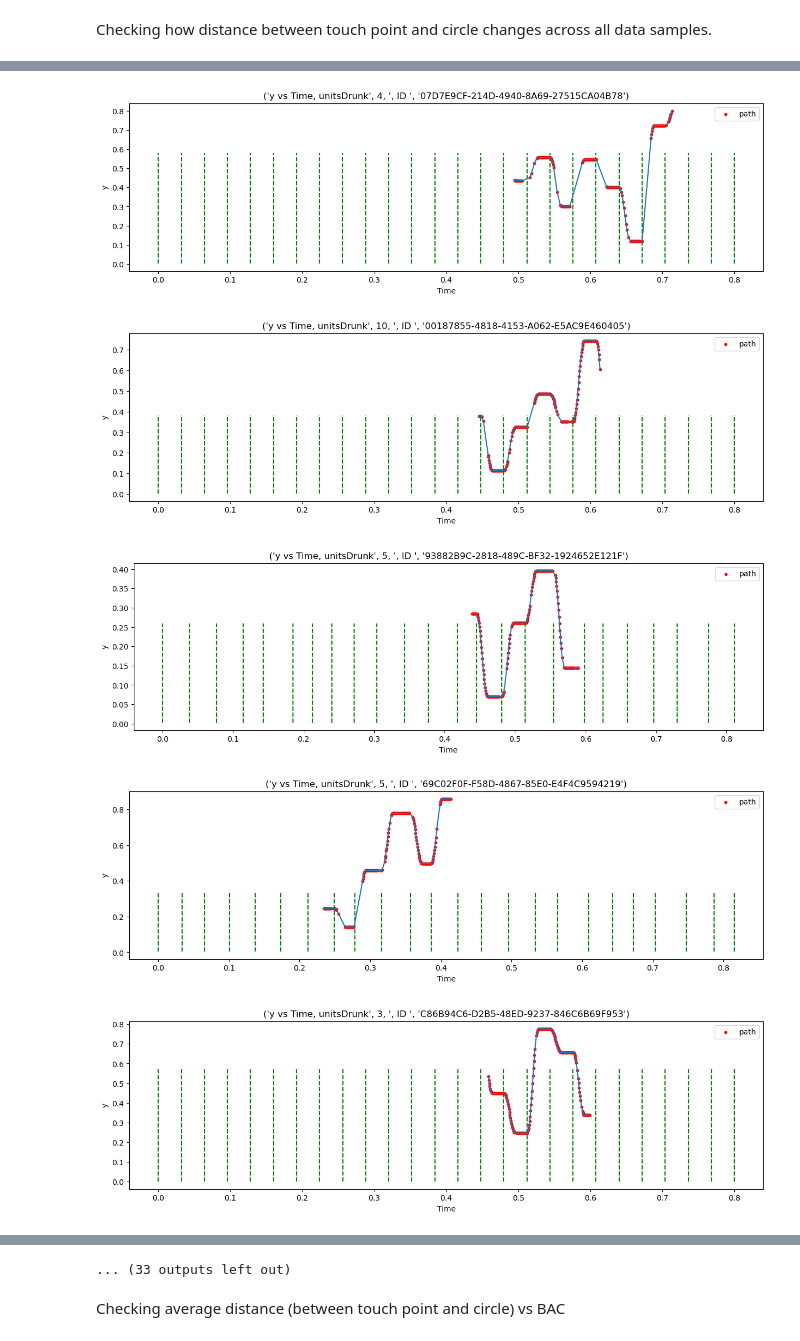
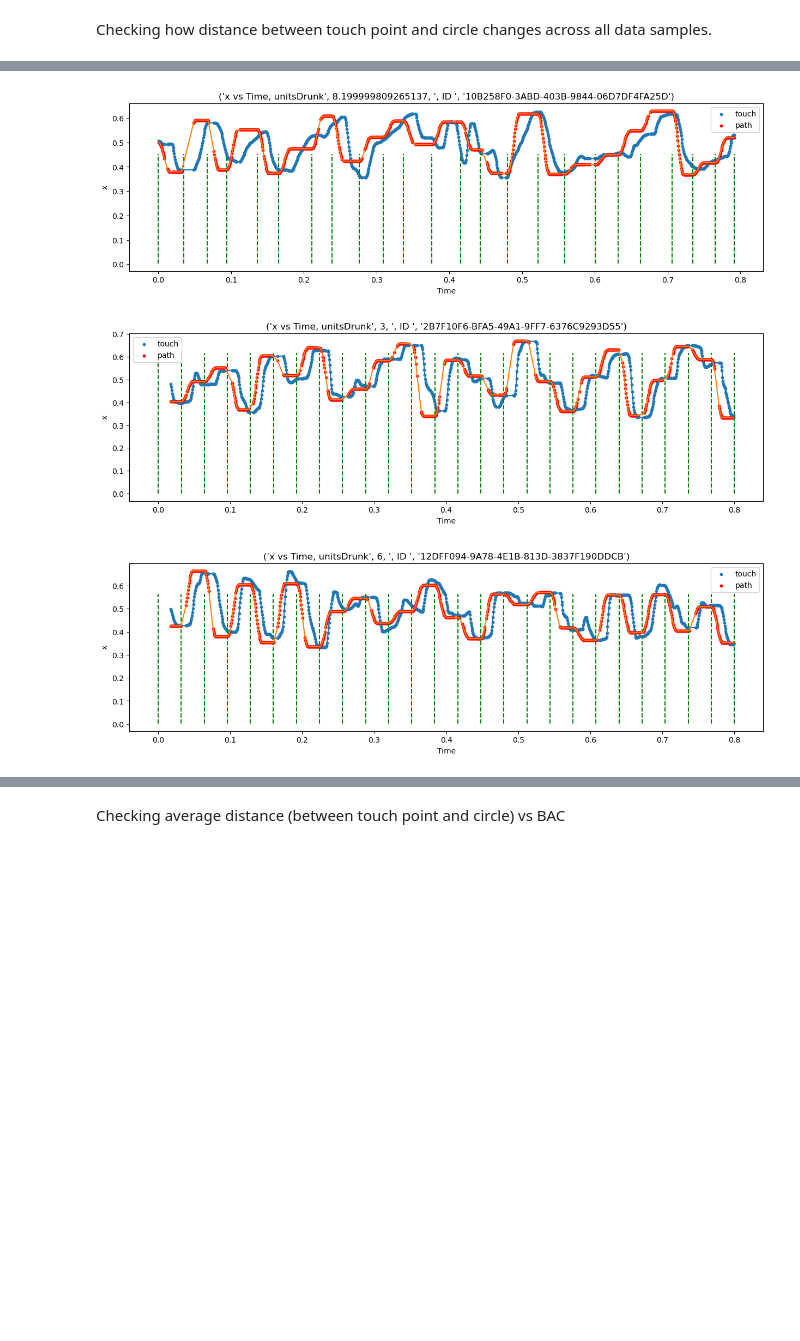
Before and after one commit to ng432/SoberSense, a Jupyter notebook: Data analysis/pilot_data_exploration.ipynb, the cells around one changed output, grey strips where cells are left out. Drawn from its saved outputs; the diff is of its cells as text; code cells hidden in the pictures; blank space fills up the shorter version.

```diff
--- a/Data analysis/pilot_data_exploration.ipynb
+++ b/Data analysis/pilot_data_exploration.ipynb
@@ -45,16 +45,15 @@ print(screen_heights)
 def prep_transform(unprocessed_data):
     x = processing_transform(unprocessed_data)
     x = append_distance(x)
+    x, _ = append_RT(x, unprocessed_data, normalising=True)
     x = append_velocity_and_acceleration(x)
-    #x, _ = append_RT(x, unprocessed_data)
     return x
 
 def augmentation_transform(x):
     # x = randomly_flipx(x)
     # x = randomly_flipy(x)
-    x = randomly_crop(x, crop_size= 200)
+    #x = randomly_crop(x, crop_size= 200)
     return x
-
 
 data = SoberSenseDataset('pilot_data',
                          prep_transform=prep_transform,
@@ -63,4 +62,7 @@ data = SoberSenseDataset('pilot_data',
                          label_name = label_name)
 
 print("Example shape for one sample:", data[0][0].shape)
+
+# for i in range(len(data)):
+#     print("Example shape for one sample:", data[i][0].shape)
 # %% [output]
@@ -204,17 +226,16 @@ Checking how distance between touch point and circle changes across all data sam
 # features: x_touch, x_path, y_touch, y_path, time, distance
 
 plot_RT = False
-feature_to_plot = 'dist'
+feature_to_plot = 'x'
 
 # just printing a sample
-for i in range(0, len(data)):
+for i in range(0, len(data), 10):
 
     single_instance = data[i][0].cpu().numpy()
     bac = data[i][1]
 
     times = single_instance[4, :]
     distances = single_instance[5, :]
-
 
     touch_x = single_instance[0, :]
     path_x = single_instance[1, :]
@@ -271,5 +292,3 @@ for i in range(0, len(data)):
-[figure, old version]
+[figure, new version]
-[figure, old version]
+[figure, new version]
-[figure, old version]
+[figure, new version]
-[figure, removed]
-[figure, removed]
@@ -281,4 +295,3 @@ for i in range(0, len(data)):
-... (33 outputs left out)
 # %% [markdown]
 Checking average distance (between touch point and circle) vs BAC
 # %%
```
Also changed, not shown: parts of 9 cells of this notebook.
